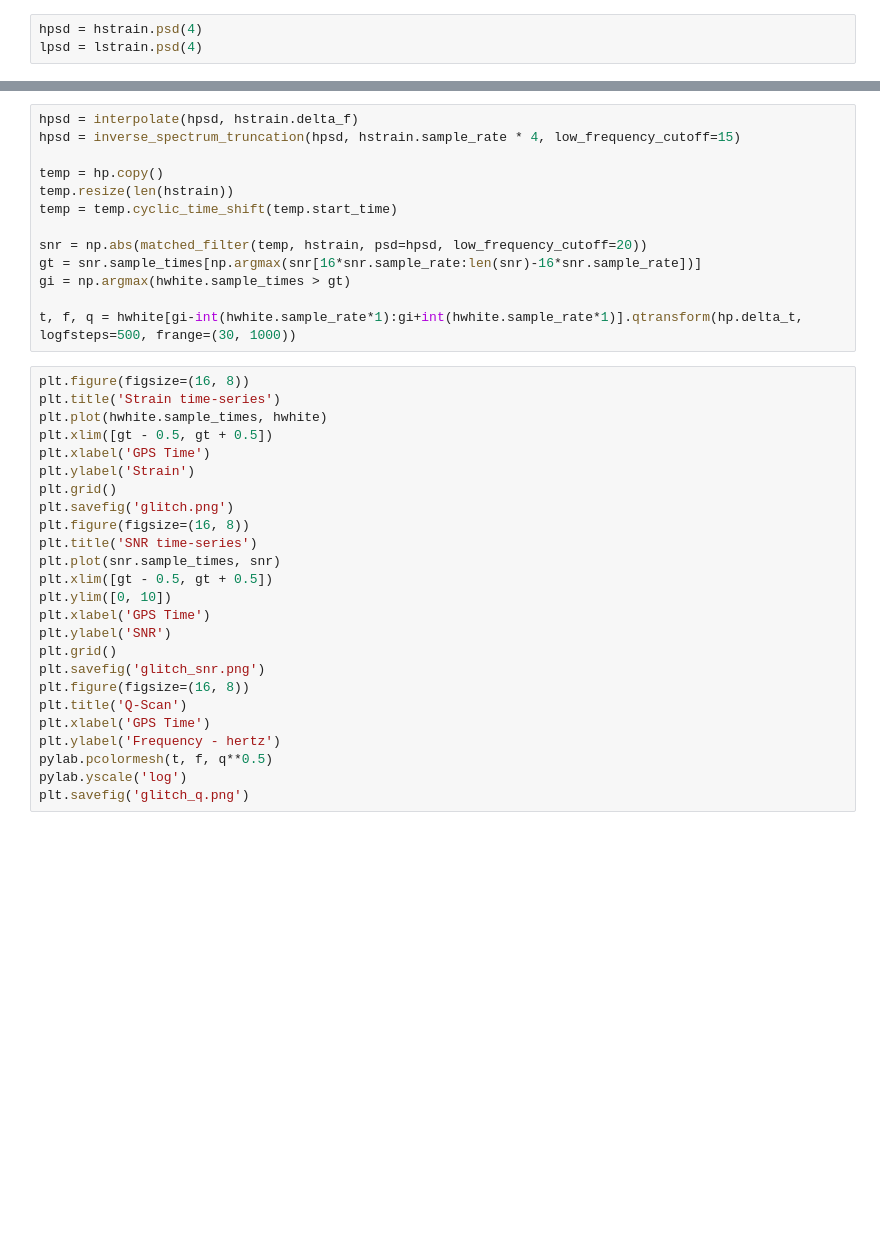
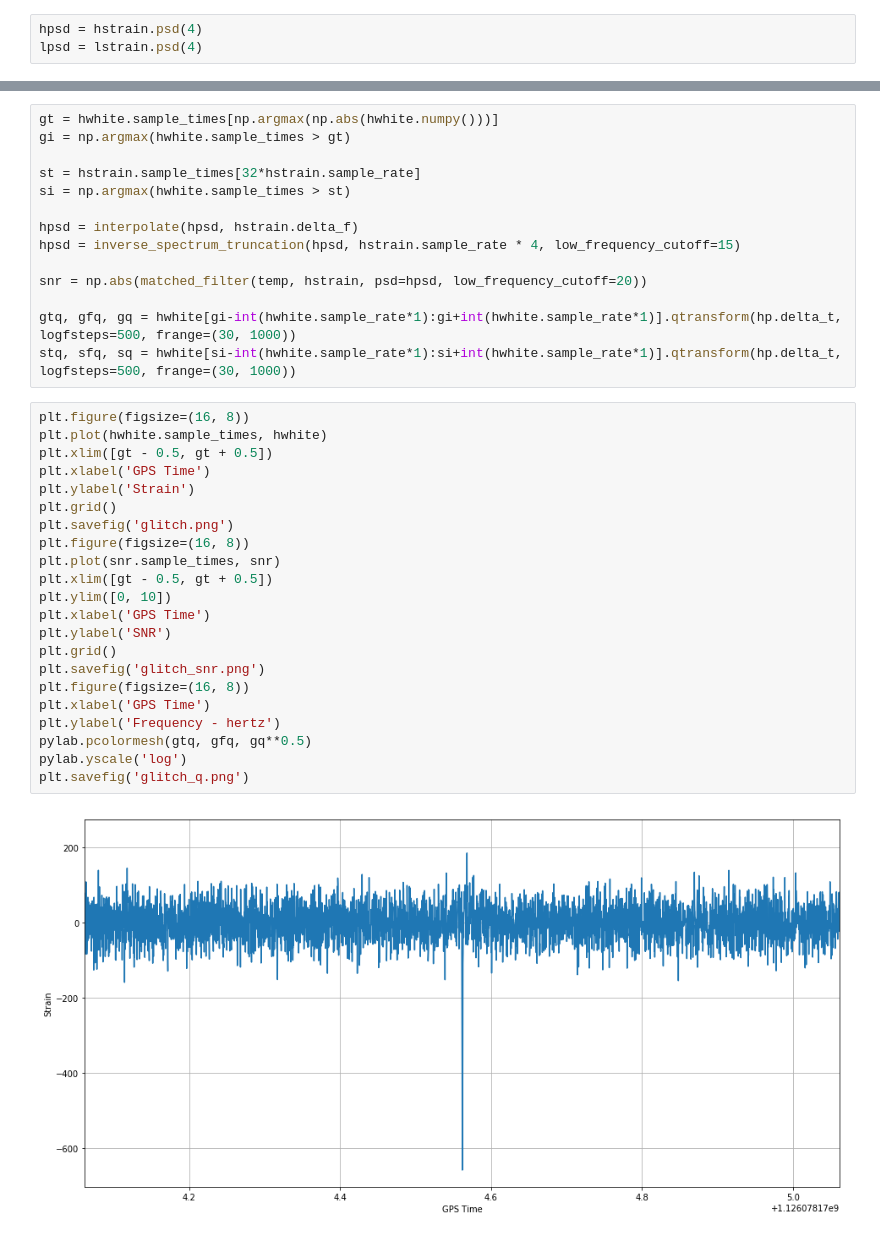
Before and after one commit to connor-mcisaac/gw_test, a Jupyter notebook: PyCBC/make_plots.ipynb, the cells around one changed output, grey strips where cells are left out. Drawn from its saved outputs; the diff is of its cells as text; blank space fills up the shorter version.

```diff
--- a/PyCBC/make_plots.ipynb
+++ b/PyCBC/make_plots.ipynb
@@ -72,38 +83,38 @@ plt.savefig('white.png')
 # %%
+gt = hwhite.sample_times[np.argmax(np.abs(hwhite.numpy()))]
+gi = np.argmax(hwhite.sample_times > gt)
+
+st = hstrain.sample_times[32*hstrain.sample_rate]
+si = np.argmax(hwhite.sample_times > st)
+
 hpsd = interpolate(hpsd, hstrain.delta_f)
 hpsd = inverse_spectrum_truncation(hpsd, hstrain.sample_rate * 4, low_frequency_cutoff=15)
 
-temp = hp.copy()
-temp.resize(len(hstrain))
-temp = temp.cyclic_time_shift(temp.start_time)
+snr = np.abs(matched_filter(temp, hstrain, psd=hpsd, low_frequency_cutoff=20))
 
-snr = np.abs(matched_filter(temp, hstrain, psd=hpsd, low_frequency_cutoff=20))
-gt = snr.sample_times[np.argmax(snr[16*snr.sample_rate:len(snr)-16*snr.sample_rate])]
-gi = np.argmax(hwhite.sample_times > gt)
-
-t, f, q = hwhite[gi-int(hwhite.sample_rate*1):gi+int(hwhite.sample_rate*1)].qtransform(hp.delta_t, logfsteps=500, frange=(30, 1000))
+gtq, gfq, gq = hwhite[gi-int(hwhite.sample_rate*1):gi+int(hwhite.sample_rate*1)].qtransform(hp.delta_t, logfsteps=500, frange=(30, 1000))
+stq, sfq, sq = hwhite[si-int(hwhite.sample_rate*1):si+int(hwhite.sample_rate*1)].qtransform(hp.delta_t, logfsteps=500, frange=(30, 1000))
 # %%
 plt.figure(figsize=(16, 8))
-plt.title('Strain time-series')
 plt.plot(hwhite.sample_times, hwhite)
 plt.xlim([gt - 0.5, gt + 0.5])
 plt.xlabel('GPS Time')
 plt.ylabel('Strain')
 plt.grid()
 plt.savefig('glitch.png')
 plt.figure(figsize=(16, 8))
-plt.title('SNR time-series')
 plt.plot(snr.sample_times, snr)
 plt.xlim([gt - 0.5, gt + 0.5])
 plt.ylim([0, 10])
 plt.xlabel('GPS Time')
 plt.ylabel('SNR')
 plt.grid()
 plt.savefig('glitch_snr.png')
 plt.figure(figsize=(16, 8))
-plt.title('Q-Scan')
 plt.xlabel('GPS Time')
 plt.ylabel('Frequency - hertz')
-pylab.pcolormesh(t, f, q**0.5)
+pylab.pcolormesh(gtq, gfq, gq**0.5)
 pylab.yscale('log')
 plt.savefig('glitch_q.png')
+# %% [output]
+[figure, added]
```
Also changed, not shown: parts of 16 cells of this notebook, 17 other files.
